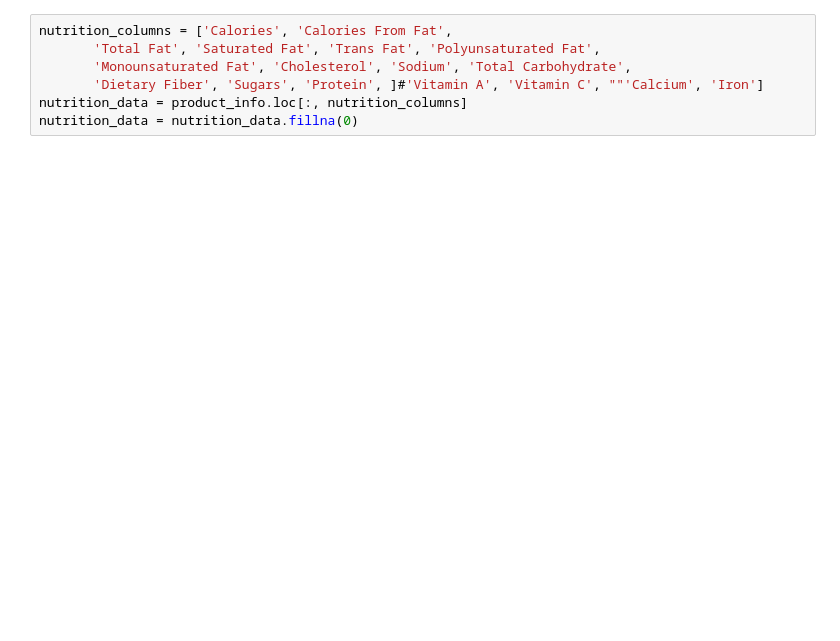
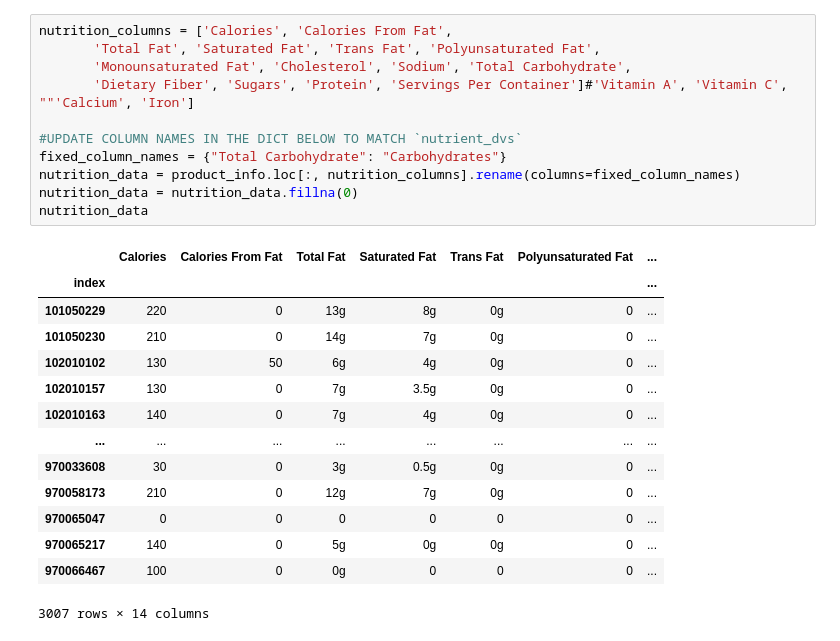
Before and after one commit to aurumkathuria/Foodify, a Jupyter notebook: Safeway Recommendation Model.ipynb, the cells around one changed output. Drawn from its saved outputs; the diff is of its cells as text; blank space fills up the shorter version.

```diff
--- a/Safeway Recommendation Model.ipynb
+++ b/Safeway Recommendation Model.ipynb
@@ -74,7 +132,26 @@ Name: 960068838, dtype: object
 # %%
 nutrition_columns = ['Calories', 'Calories From Fat',
        'Total Fat', 'Saturated Fat', 'Trans Fat', 'Polyunsaturated Fat',
        'Monounsaturated Fat', 'Cholesterol', 'Sodium', 'Total Carbohydrate',
-       'Dietary Fiber', 'Sugars', 'Protein', ]#'Vitamin A', 'Vitamin C', ""'Calcium', 'Iron']
-nutrition_data = product_info.loc[:, nutrition_columns]
+       'Dietary Fiber', 'Sugars', 'Protein', 'Servings Per Container']#'Vitamin A', 'Vitamin C', ""'Calcium', 'Iron']
+
+#UPDATE COLUMN NAMES IN THE DICT BELOW TO MATCH `nutrient_dvs`
+fixed_column_names = {"Total Carbohydrate": "Carbohydrates"}
+nutrition_data = product_info.loc[:, nutrition_columns].rename(columns=fixed_column_names)
 nutrition_data = nutrition_data.fillna(0)
+nutrition_data
+# %% [output]
+|  | Calories | Calories From Fat | Total Fat | Saturated Fat | Trans Fat | Polyunsaturated Fat | ... |
+| index |  |  |  |  |  |  | ... |
+| 101050229 | 220 | 0 | 13g | 8g | 0g | 0 | ... |
+| 101050230 | 210 | 0 | 14g | 7g | 0g | 0 | ... |
+| 102010102 | 130 | 50 | 6g | 4g | 0g | 0 | ... |
+| 102010157 | 130 | 0 | 7g | 3.5g | 0g | 0 | ... |
+| 102010163 | 140 | 0 | 7g | 4g | 0g | 0 | ... |
+| ... | ... | ... | ... | ... | ... | ... | ... |
+| 970033608 | 30 | 0 | 3g | 0.5g | 0g | 0 | ... |
+| 970058173 | 210 | 0 | 12g | 7g | 0g | 0 | ... |
+| 970065047 | 0 | 0 | 0 | 0 | 0 | 0 | ... |
+| 970065217 | 140 | 0 | 5g | 0g | 0g | 0 | ... |
+| 970066467 | 100 | 0 | 0g | 0 | 0 | 0 | ... |
+3007 rows × 14 columns
```
Also changed, not shown: parts of 29 cells of this notebook, 4 other files.
